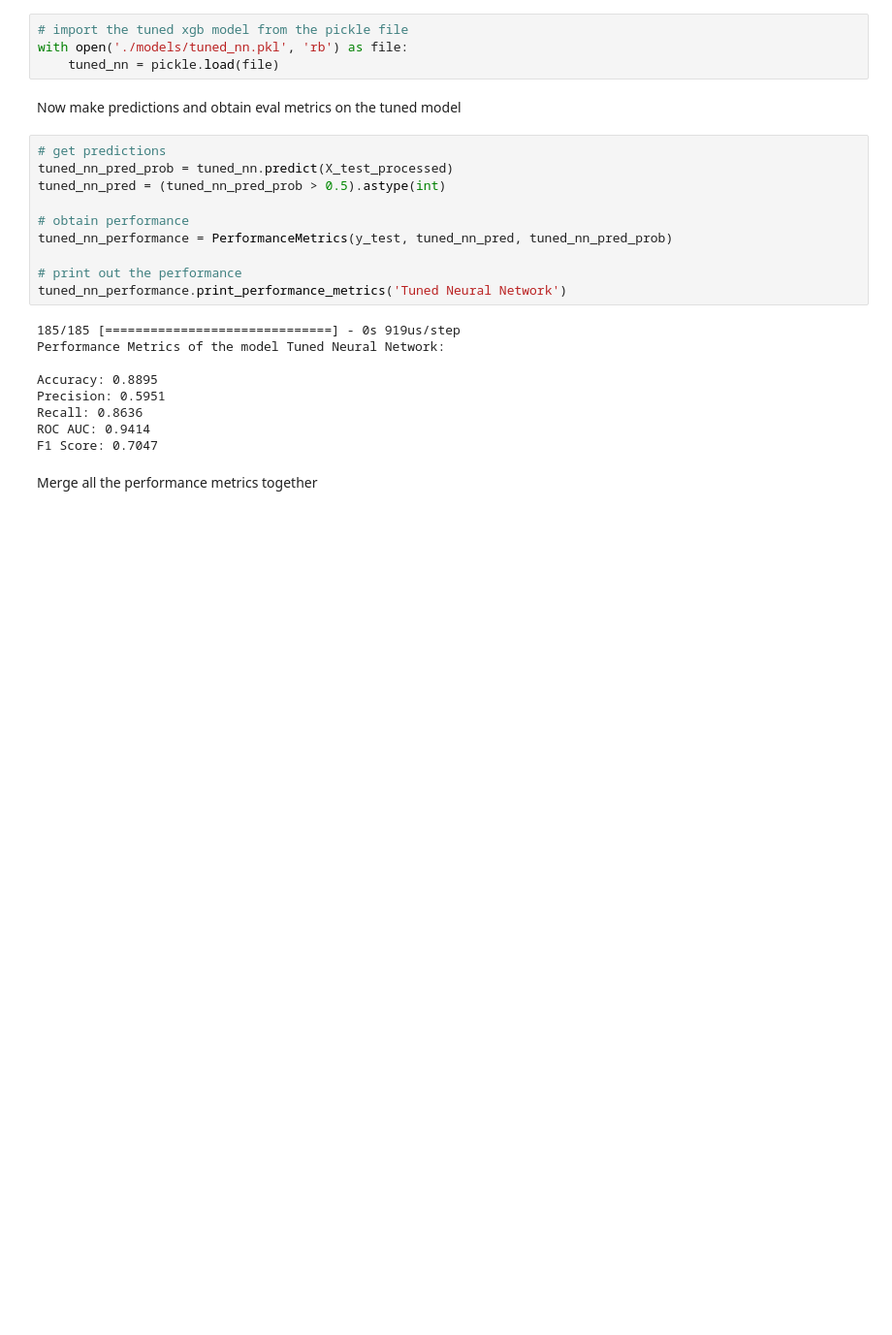
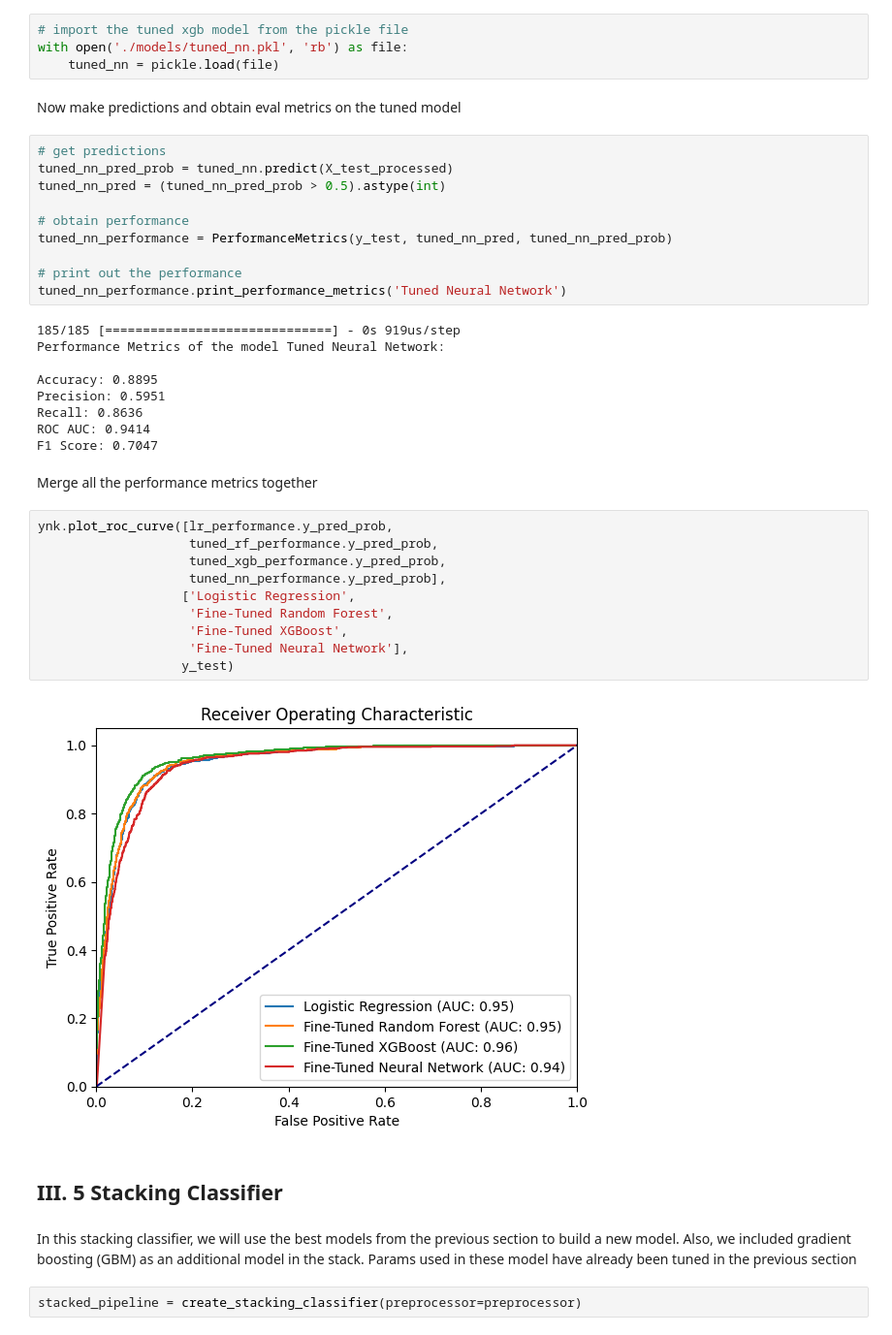
Before and after one commit to namtran6701/Default-Prediction, a Jupyter notebook: NamTran_notebook.ipynb, the cells around one changed output. Shown at 97% size. Cells and saved outputs as stored; diff of their text form; blank space fills up the shorter version.

```diff
--- a/NamTran_notebook.ipynb
+++ b/NamTran_notebook.ipynb
@@ -663,3 +666,21 @@ ROC AUC: 0.9414
 F1 Score: 0.7047
 # %% [markdown]
 Merge all the performance metrics together
+# %%
+ynk.plot_roc_curve([lr_performance.y_pred_prob,
+                    tuned_rf_performance.y_pred_prob,
+                    tuned_xgb_performance.y_pred_prob,
+                    tuned_nn_performance.y_pred_prob],
+                   ['Logistic Regression',
+                    'Fine-Tuned Random Forest',
+                    'Fine-Tuned XGBoost',
+                    'Fine-Tuned Neural Network'],
+                   y_test)
+# %% [output]
+[figure, added]
+# %% [markdown]
+## III. 5 Stacking Classifier
+# %% [markdown]
+In this stacking classifier, we will use the best models from the previous section to build a new model. Also, we included gradient boosting (GBM) as an additional model in the stack. Params used in these model have already been tuned in the previous section
+# %%
+stacked_pipeline = create_stacking_classifier(preprocessor=preprocessor)
```
Also changed, not shown: parts of 19 cells of this notebook, 2 other files.
